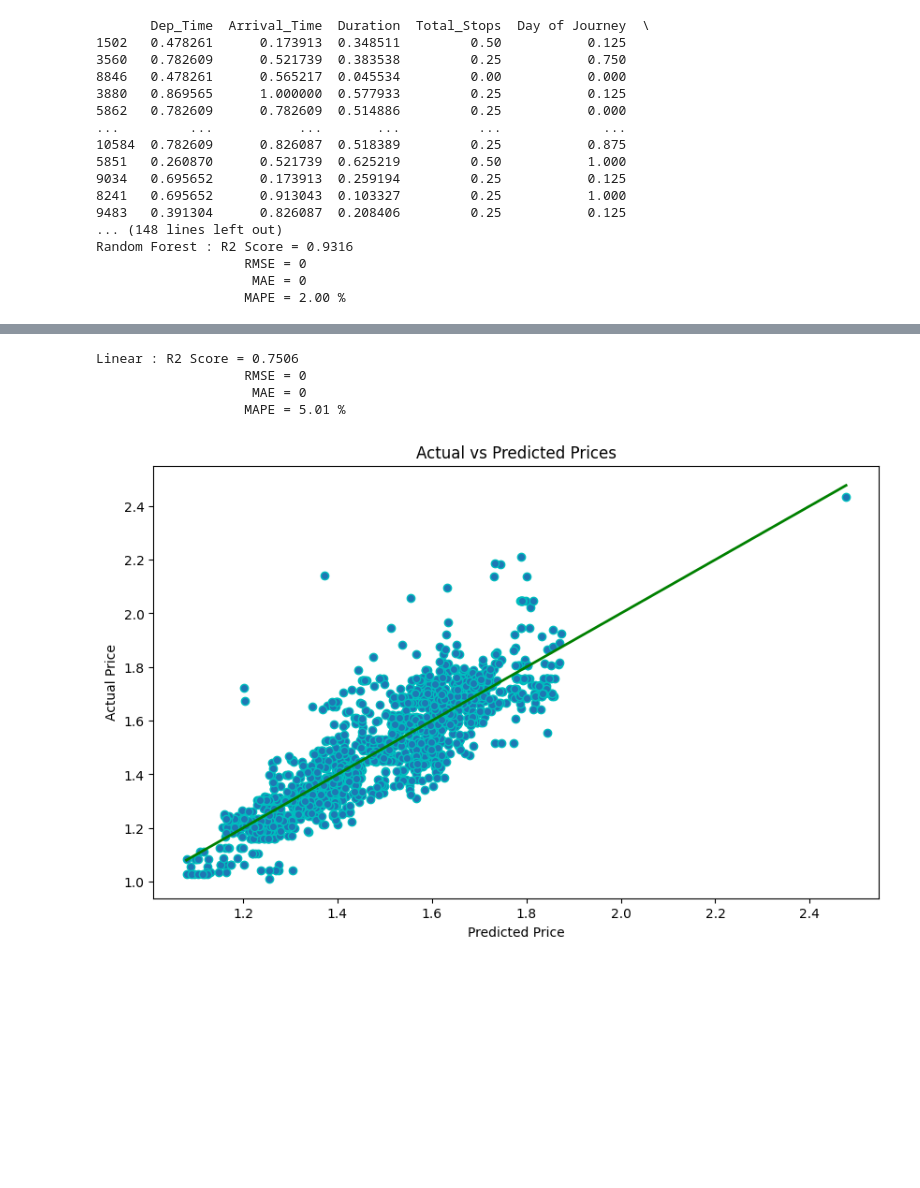
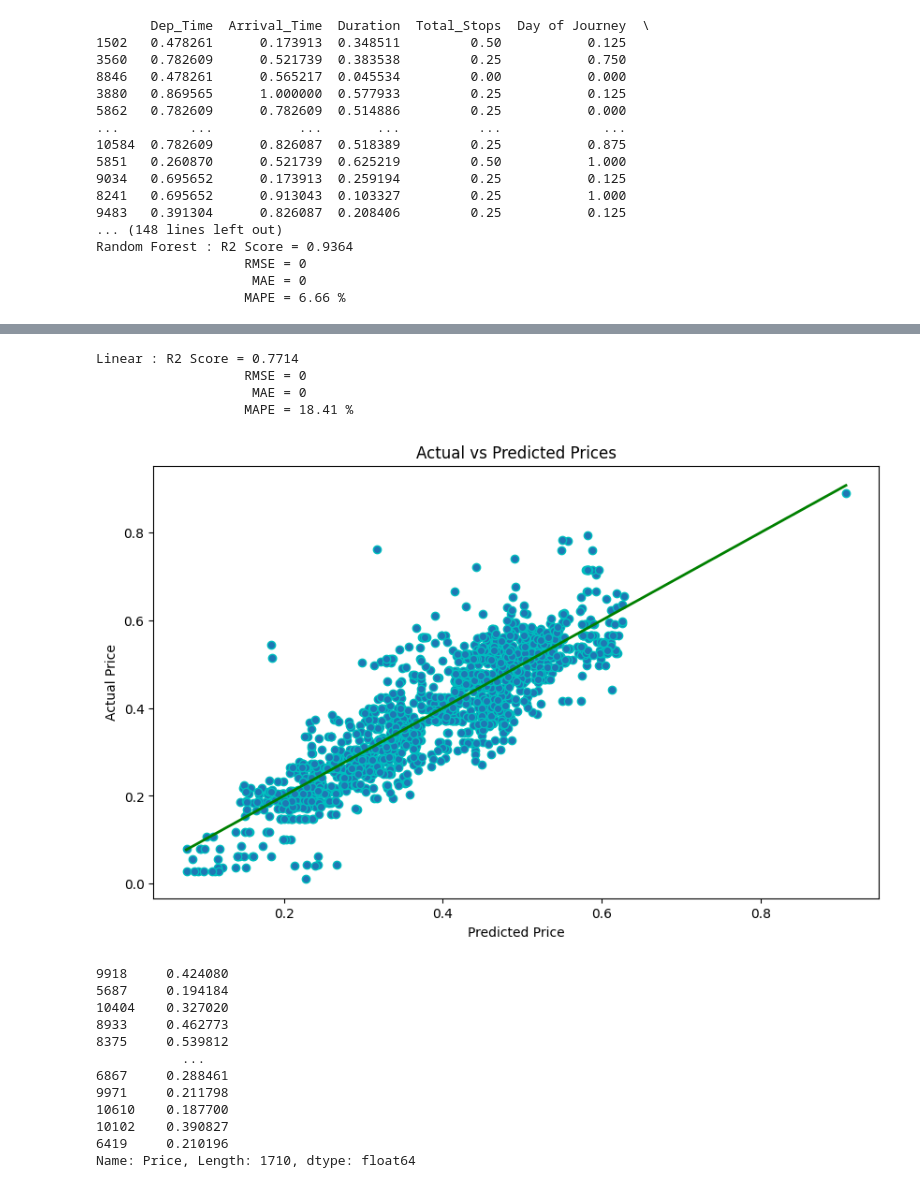
Before and after one commit to elifcenesiz/cs464_project, a Jupyter notebook: CS464 Project Progress2-Copy2.ipynb, the cells around one changed output, grey strips where cells are left out. Drawn from its saved outputs; the diff is of its cells as text; code cells hidden in the pictures; blank space fills up the shorter version.

```diff
--- a/CS464 Project Progress2-Copy2.ipynb
+++ b/CS464 Project Progress2-Copy2.ipynb
@@ -104,10 +104,10 @@ print("Random forest trained!")
 print("Linear trained!")
 print("---------- Done ----------")
 
-y_test = np.exp(y_test)
+#y_test = np.exp(y_test)
 
 for i in list1:
-    y_pred = np.exp(i.predict(X_test))
+    y_pred = i.predict(X_test)
     if i == list1[0]:
         print("Random Forest : R2 Score = {:.4f}".format(r2_score(y_test, y_pred)))
         print("                   RMSE = {:.0f}".format(np.sqrt(mean_squared_error(y_test, y_pred))))
@@ -122,11 +122,14 @@ for i in list1:
 
     plt.figure(figsize=(10, 6))
     plt.scatter(y_pred, y_test, edgecolor='c')
+
     plt.plot([y_pred.min(), y_pred.max()], [y_pred.min(), y_pred.max()], c='g', lw=2)
     plt.title("Actual vs Predicted Prices")
     plt.xlabel("Predicted Price")
     plt.ylabel("Actual Price")
     plt.show()
+
+print(y_test)
 # %% [output]
        Dep_Time  Arrival_Time  Duration  Total_Stops  Day of Journey  \
 1502   0.478261      0.173913  0.348511         0.50           0.125
@@ -141,7 +144,7 @@ for i in list1:
 8241   0.695652      0.913043  0.103327         0.25           1.000
 9483   0.391304      0.826087  0.208406         0.25           0.125
 ... (148 lines left out)
-Random Forest : R2 Score = 0.9316
+Random Forest : R2 Score = 0.9364
                    RMSE = 0
                     MAE = 0
-                   MAPE = 2.00 %
+                   MAPE = 6.66 %
@@ -149,8 +152,20 @@ Random Forest : R2 Score = 0.9316
-Linear : R2 Score = 0.7506
+Linear : R2 Score = 0.7714
                    RMSE = 0
                     MAE = 0
-                   MAPE = 5.01 %
+                   MAPE = 18.41 %
-[figure, old version]
+[figure, new version]
+9918     0.424080
+5687     0.194184
+10404    0.327020
+8933     0.462773
+8375     0.539812
+           ...
+6867     0.288461
+9971     0.211798
+10610    0.187700
+10102    0.390827
+6419     0.210196
+Name: Price, Length: 1710, dtype: float64
 # %%
 # Define your PyTorch neural network
 # Number of Inputs: 31
```
Also changed, not shown: parts of 3 cells of this notebook, 1 other file.
